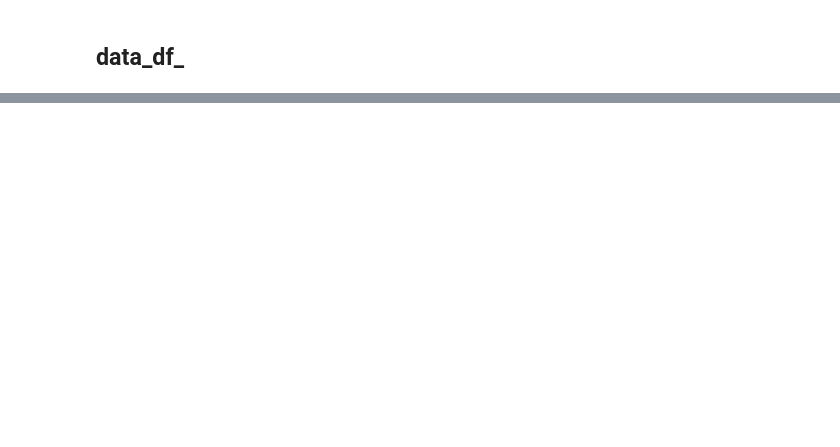
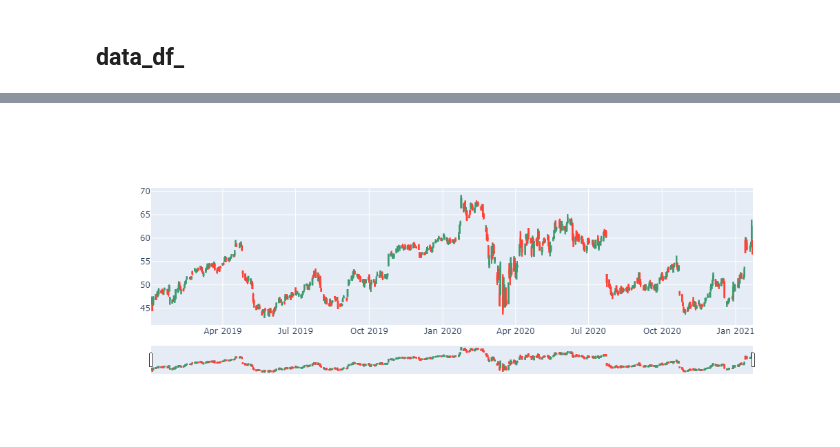
Before and after one commit to jacobgranttrading/the-next-market-leaders, a Jupyter notebook: Pull_data.ipynb, the cells around one changed output, grey strips where cells are left out. Saved outputs shown, nothing was run; the diff lists cells and outputs as text; code cells hidden in the pictures; blank space fills up the shorter version.

Commit message:
Pulling data done

```diff
--- a/Pull_data.ipynb
+++ b/Pull_data.ipynb
@@ -149,0 +223,14 @@ data_df_2
+# %%
+# Plot Bar Charts for top 6 stocks
+
+df = pd.read_csv('project_ticker_data.csv')
+df.set_index('ticker',inplace=True)
+df.drop(columns=['Unnamed: 0'],inplace=True)
+intc_df = df.loc['INTC']
+fig = go.Figure(data=[go.Candlestick(x=intc_df['Date'],
+open=intc_df['Open'],
+high=intc_df['High'],
+low=intc_df['Low'],
+close=intc_df['Close'])])
+fig.show()
+# %% [output]
@@ -149,0 +238 @@ data_df_2
+[figure, added]
```
Also changed, not shown: parts of 15 cells of this notebook, 6 other files.
